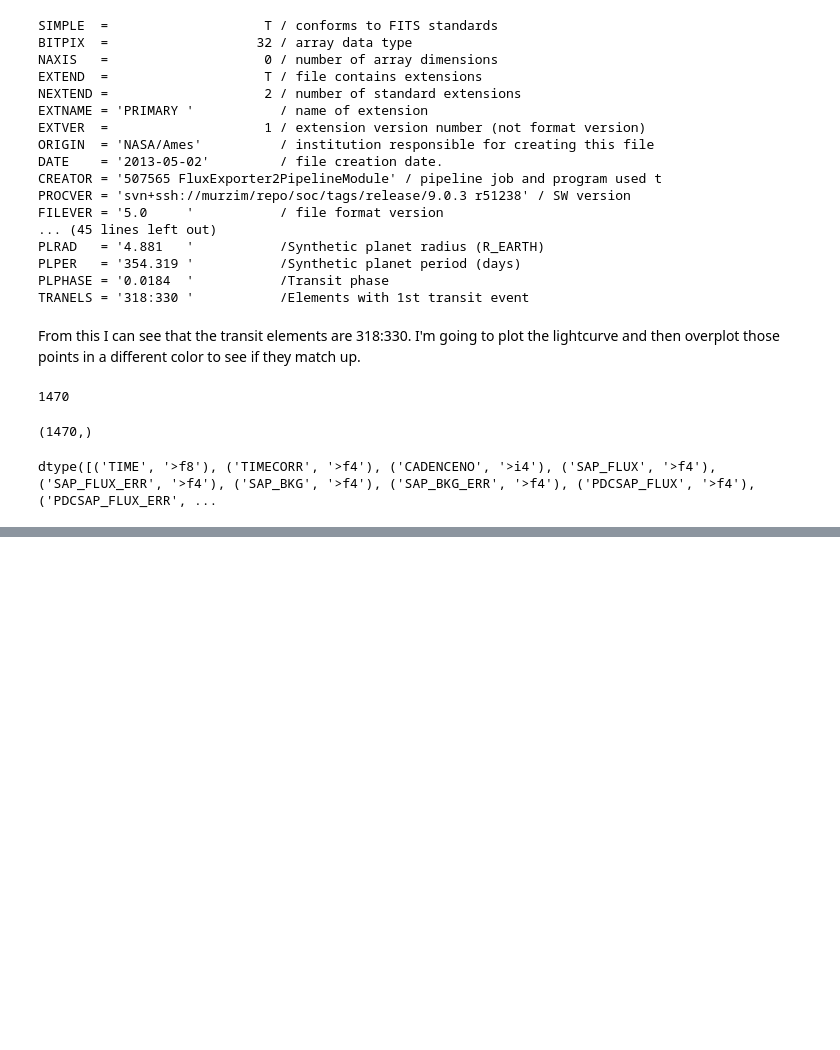
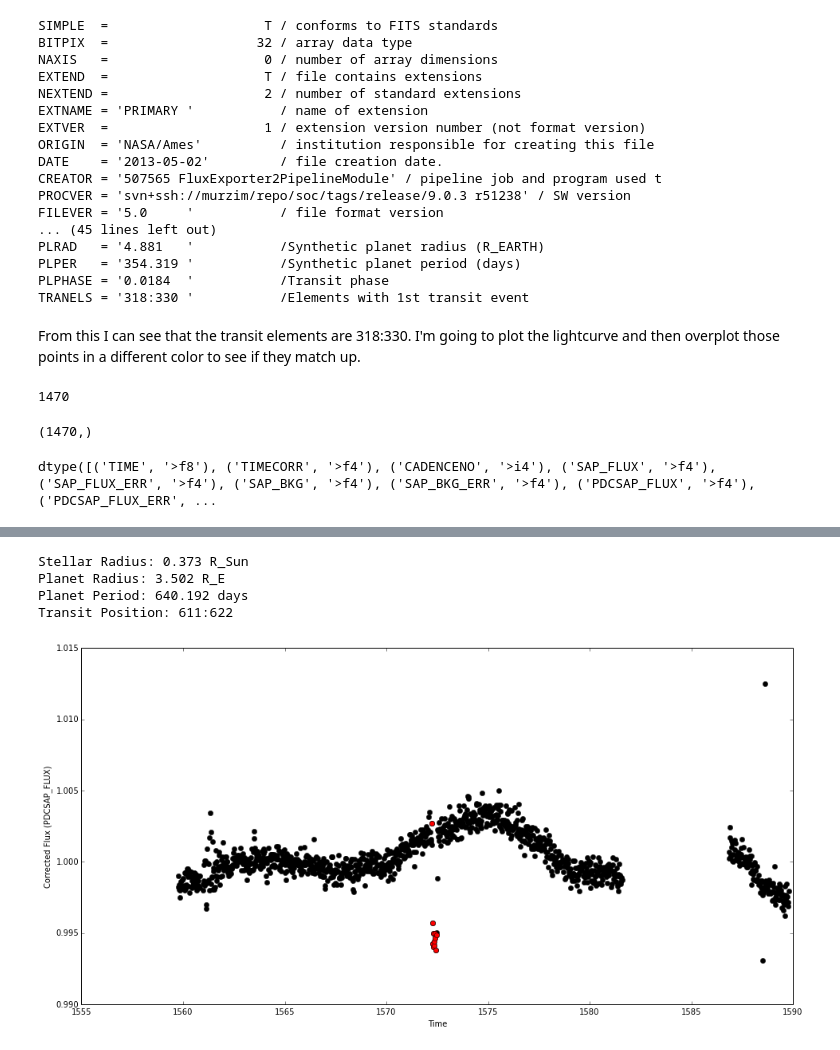
Before and after one commit to mattgiguere/KeplerSynthetics, a Jupyter notebook: KeplerSynthetics.ipynb, the cells around one changed output, grey strips where cells are left out. Drawn from its saved outputs; the diff is of its cells as text; code cells hidden in the pictures; blank space fills up the shorter version.

```diff
--- a/KeplerSynthetics.ipynb
+++ b/KeplerSynthetics.ipynb
@@ -95,0 +98,8 @@ print(len(dat['TIME'][int(t0):int(t1)]))
+# %%
+plotKeplerLC(fits.open('/raw/kepler/synthetics/synthetic_3543.fits'))
+# %% [output]
+Stellar Radius: 0.373 R_Sun
+Planet Radius: 3.502 R_E
+Planet Period: 640.192 days
+Transit Position: 611:622
+[figure, added]
```
Also changed, not shown: parts of 14 cells of this notebook.
